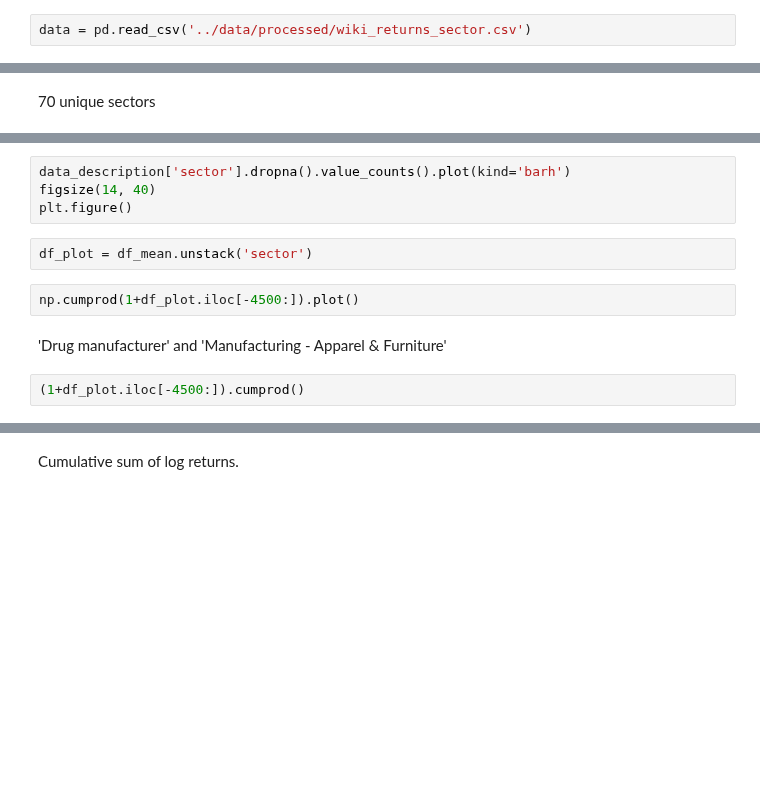
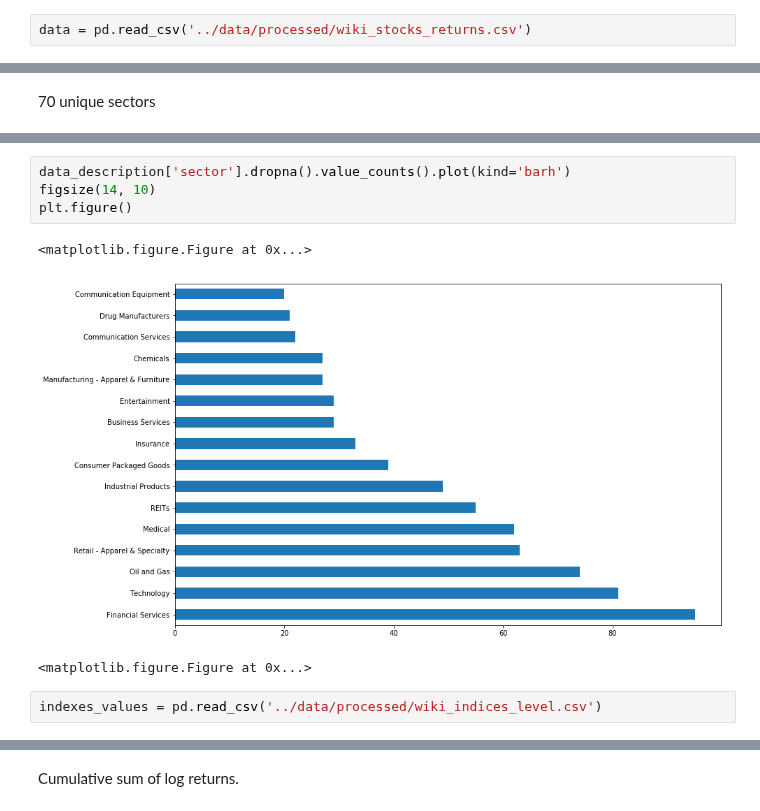
Before and after one commit to davidpham87/machine-learning, a Jupyter notebook: projects/capstone/multivariate_time_series_error_detection/notebooks/01-dph-initial-data-description.ipynb, the cells around one changed output, grey strips where cells are left out. Drawn from its saved outputs; the diff is of its cells as text; blank space fills up the shorter version.

```diff
--- a/projects/capstone/multivariate_time_series_error_detection/notebooks/01-dph-initial-data-description.ipynb
+++ b/projects/capstone/multivariate_time_series_error_detection/notebooks/01-dph-initial-data-description.ipynb
@@ -5,4 +5,4 @@ import pandas as pd
 import pylab as plt
 from IPython.core.pylabtools import figsize
 # %%
-data = pd.read_csv('../data/processed/wiki_returns_sector.csv')
+data = pd.read_csv('../data/processed/wiki_stocks_returns.csv')
@@ -33,13 +93,11 @@ sorted(sector.tolist())
 # %%
 data_description['sector'].dropna().value_counts().plot(kind='barh')
-figsize(14, 40)
+figsize(14, 10)
 plt.figure()
+# %% [output]
+<matplotlib.figure.Figure at 0x...>
+[figure, added]
+<matplotlib.figure.Figure at 0x...>
-# %%
-df_plot = df_mean.unstack('sector')
-# %%
-np.cumprod(1+df_plot.iloc[-4500:]).plot()
-# %% [markdown]
-'Drug manufacturer' and 'Manufacturing - Apparel & Furniture'
-# %%
-(1+df_plot.iloc[-4500:]).cumprod()
+# %%
+indexes_values = pd.read_csv('../data/processed/wiki_indices_level.csv')
 # %%
```
Also changed, not shown: parts of 13 cells of this notebook, 15 other files.
